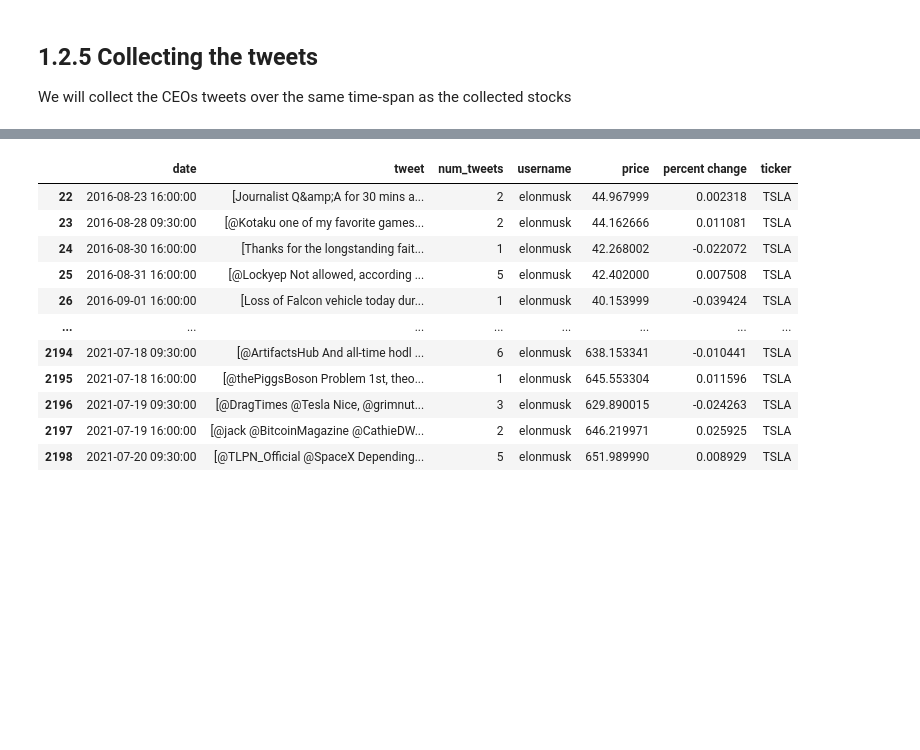
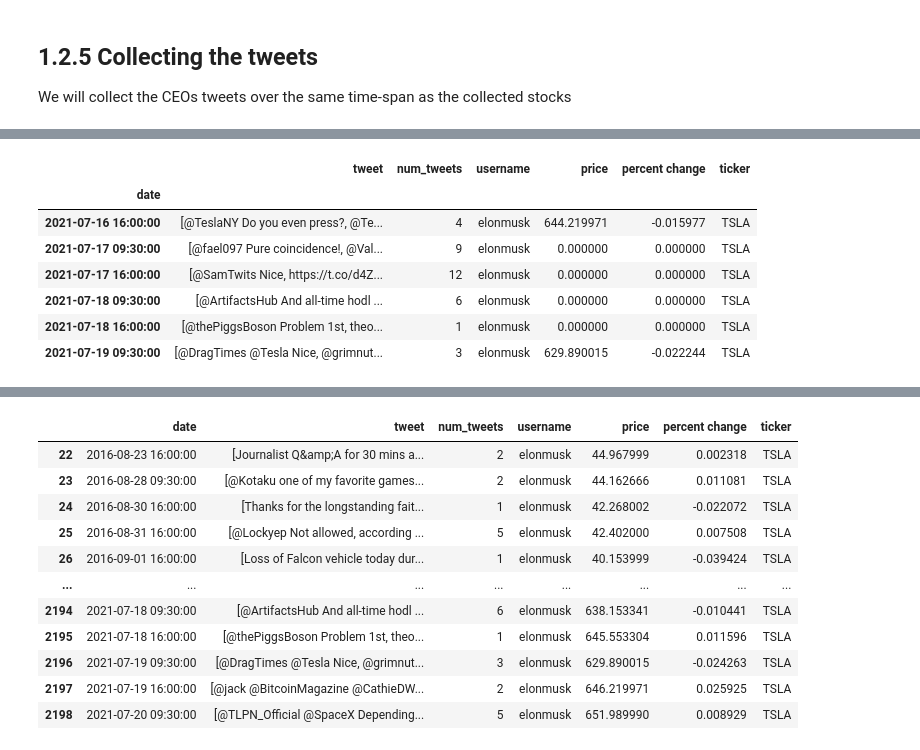
Before and after one commit to Pooret/Predicting-Executive-Stock-Movements, a Jupyter notebook: revisited/Data Analysis.ipynb, the cells around one changed output, grey strips where cells are left out. Cells and saved outputs as stored; diff of their text form; code cells hidden in the pictures; blank space fills up the shorter version.

```diff
--- a/revisited/Data Analysis.ipynb
+++ b/revisited/Data Analysis.ipynb
@@ -292,0 +301,11 @@ def combine_tweets_stocks(ceos_merged, stocks_full):
+# %%
+df.set_index('date')['2021-07-16 16:00:00': '2021-07-19 09:30:00']
+# %% [output]
+|  | tweet | num_tweets | username | price | percent change | ticker |
+| date |  |  |  |  |  |  |
+| 2021-07-16 16:00:00 | [@TeslaNY Do you even press?, @Te... | 4 | elonmusk | 644.219971 | -0.015977 | TSLA |
+| 2021-07-17 09:30:00 | [@fael097 Pure coincidence!, @Val... | 9 | elonmusk | 0.000000 | 0.000000 | TSLA |
+| 2021-07-17 16:00:00 | [@SamTwits Nice, https://t.co/d4Z... | 12 | elonmusk | 0.000000 | 0.000000 | TSLA |
+| 2021-07-18 09:30:00 | [@ArtifactsHub And all-time hodl ... | 6 | elonmusk | 0.000000 | 0.000000 | TSLA |
+| 2021-07-18 16:00:00 | [@thePiggsBoson Problem 1st, theo... | 1 | elonmusk | 0.000000 | 0.000000 | TSLA |
+| 2021-07-19 09:30:00 | [@DragTimes @Tesla Nice, @grimnut... | 3 | elonmusk | 629.890015 | -0.022244 | TSLA |
```
Also changed, not shown: parts of 8 cells of this notebook.
